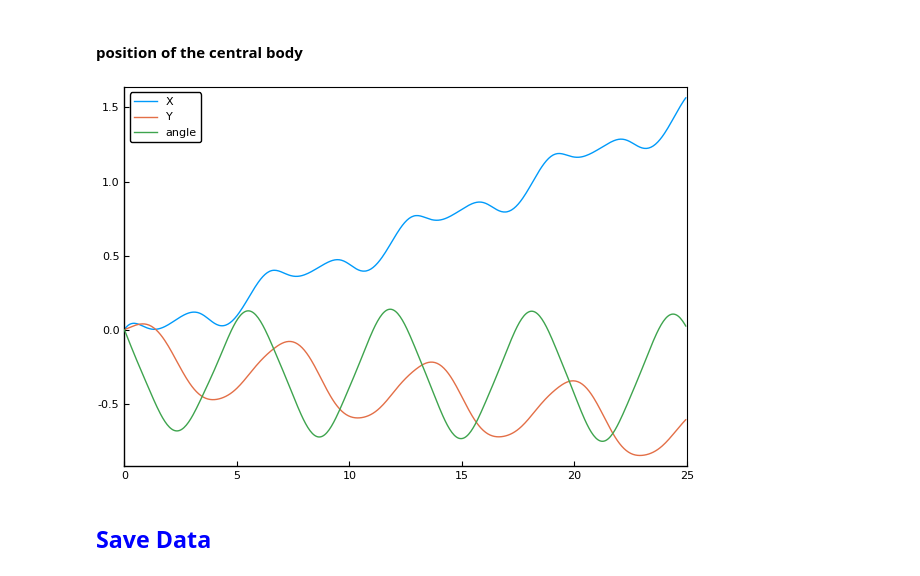
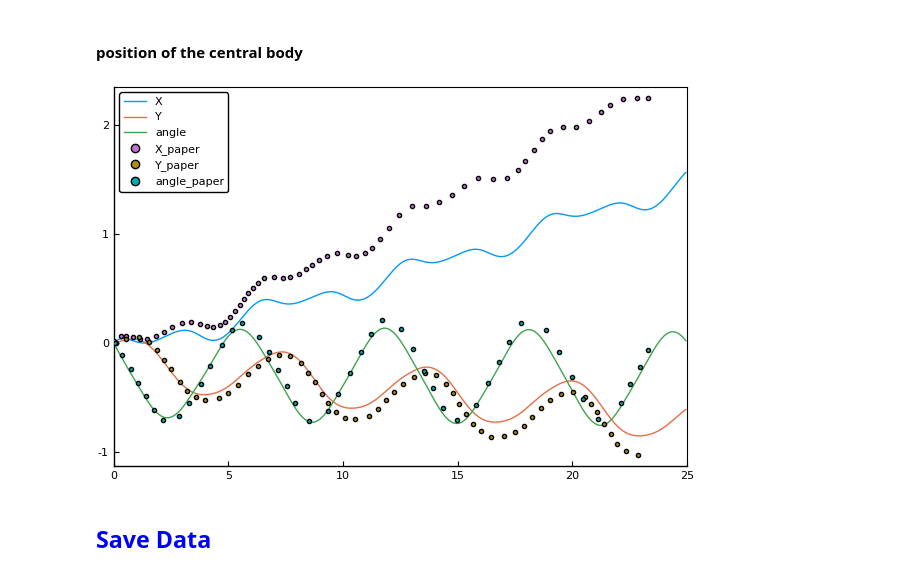
Before and after one commit to ruizhi92/FSI.jl, a Jupyter notebook: examples/[WORK]2dSwim - zero mass - ellipse.ipynb, the cells around one changed output. Drawn from its saved outputs; the diff is of its cells as text; code cells hidden in the pictures.

Commit message:
Modified 2d swim ellipse notebook

```diff
--- a/examples/[WORK]2dSwim - zero mass - ellipse.ipynb
+++ b/examples/[WORK]2dSwim - zero mass - ellipse.ipynb
@@ -424,26 +421,43 @@ plot(px,py)
 [figure]
 # %% [markdown]
 #### position of the central body
+# %%
+using CSV
+
+xdata = CSV.read("2dSwim_X.csv",header=false)
+tx = [xdata[i,1] for i in 1:length(xdata[1])]
+xx = [xdata[i,2] for i in 1:length(xdata[2])];
+
+ydata = CSV.read("2dSwim_Y.csv",header=false)
+ty = [ydata[i,1] for i in 1:length(ydata[1])]
+yy = [ydata[i,2] for i in 1:length(ydata[2])];
+
+αdata = CSV.read("2dSwim_alpha.csv",header=false)
+tα = [αdata[i,1] for i in 1:length(αdata[1])]
+αα = [αdata[i,2] for i in 1:length(αdata[2])];
 # %%
 v2_x = []
 v2_y = []
 α2 = []
 t_sampled = []
 cnt = 1
 
 for j = 1:sample_rate:length(whist)
     push!(t_sampled,thist[j])
     push!(v2_x,0.5*(vshist[j][2,1,1]+vshist[j][2,51,1])-2.3)
     push!(v2_y,0.5*(vshist[j][2,1,3]+vshist[j][2,51,3])-2)
     push!(α2,atan((v2_y[cnt]+2-vshist[j][2,1,3])/(v2_x[cnt]+2.3-vshist[j][2,1,1])))
     cnt += 1
 end
 
 plot(t_sampled,v2_x,label="X", framestyle = :box,xlim=(0,25))
 plot!(t_sampled,v2_y,label="Y")
 plot!(t_sampled,α2,label="angle")
+scatter!(tx,xx,label="X_paper",markersize=3)
+scatter!(ty,yy,label="Y_paper",markersize=3)
+scatter!(tα,αα,label="angle_paper",markersize=3)
 # %% [output]
-[figure, old version]
+[figure, new version]
 # %% [markdown]
 ## <span style="color:blue"> Save Data </span>
 # %% [markdown]
```
Also changed, not shown: parts of 1 cell of this notebook.
